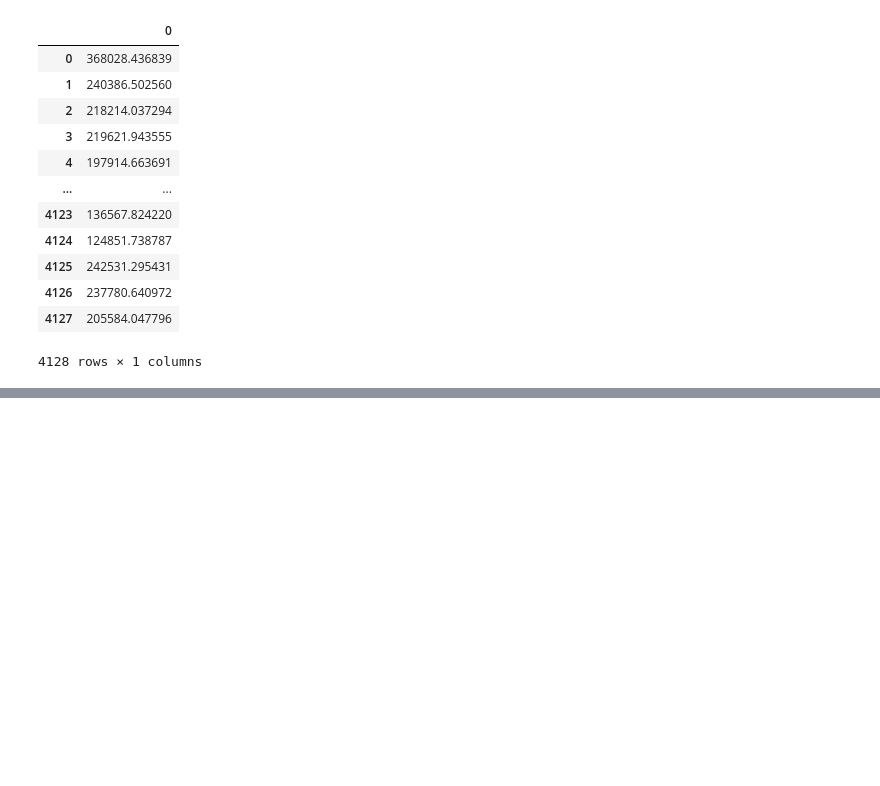
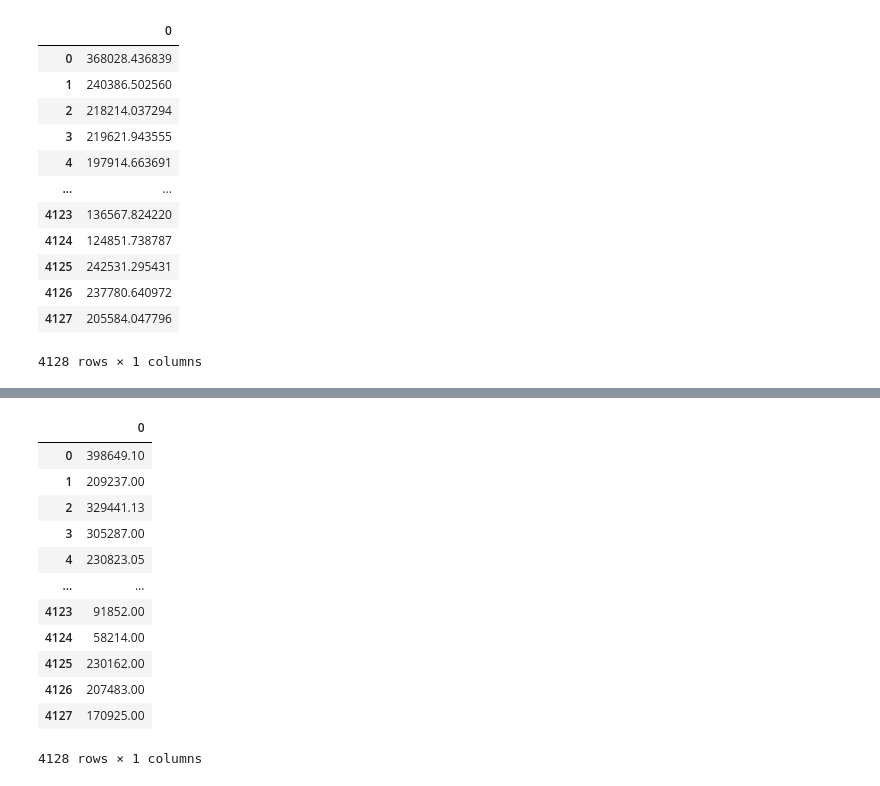
Before and after one commit to Cohben-OBrien/Tensorflow_kares_learning, a Jupyter notebook: predictive modelling/house pricing/house pricing.ipynb, the cells around one changed output, grey strips where cells are left out. Saved outputs shown, nothing was run; the diff lists cells and outputs as text; code cells hidden in the pictures; blank space fills up the shorter version.

```diff
--- a/predictive modelling/house pricing/house pricing.ipynb
+++ b/predictive modelling/house pricing/house pricing.ipynb
@@ -603,0 +1031,18 @@ class ClusterSimilarity(BaseEstimator, TransformerMixin):
+# %%
+predictions = grid_search.predict(housing)
+# %%
+pd.DataFrame(predictions)
+# %% [output]
+|  | 0 |
+| 0 | 398649.10 |
+| 1 | 209237.00 |
+| 2 | 329441.13 |
+| 3 | 305287.00 |
+| 4 | 230823.05 |
+| ... | ... |
+| 4123 | 91852.00 |
+| 4124 | 58214.00 |
+| 4125 | 230162.00 |
+| 4126 | 207483.00 |
+| 4127 | 170925.00 |
+4128 rows × 1 columns
```
Also changed, not shown: parts of 43 cells of this notebook.
